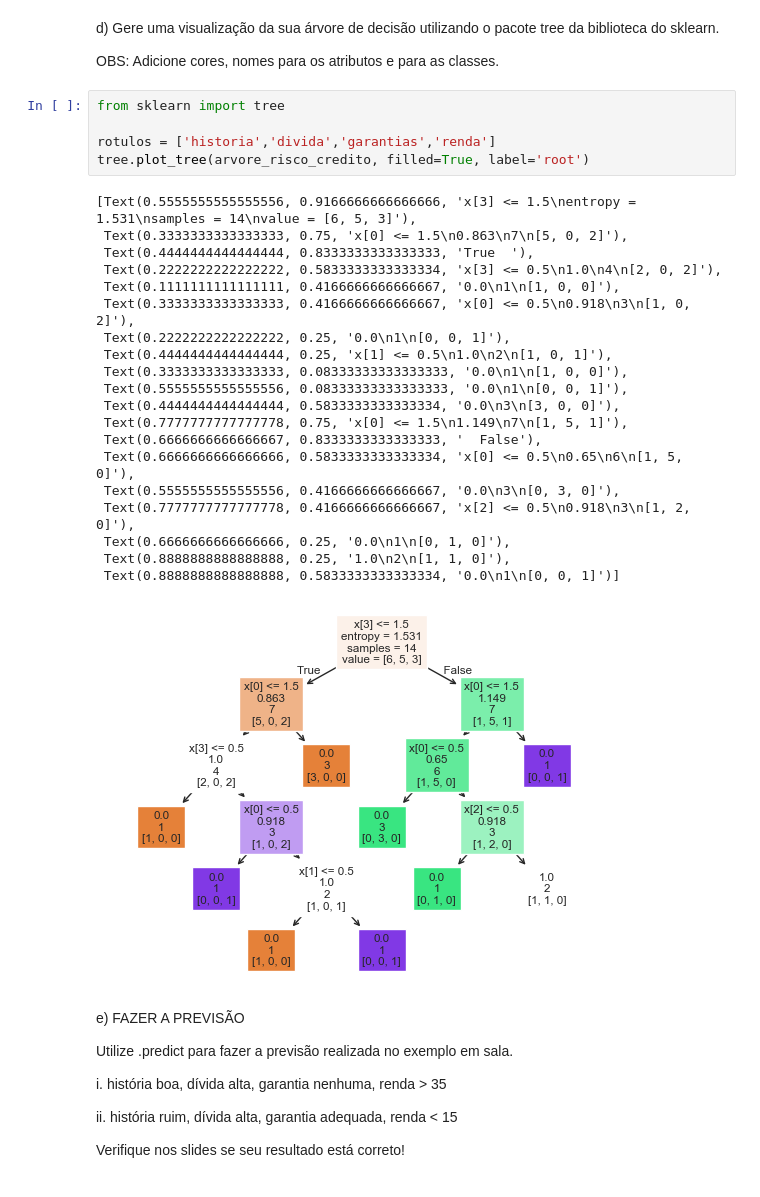
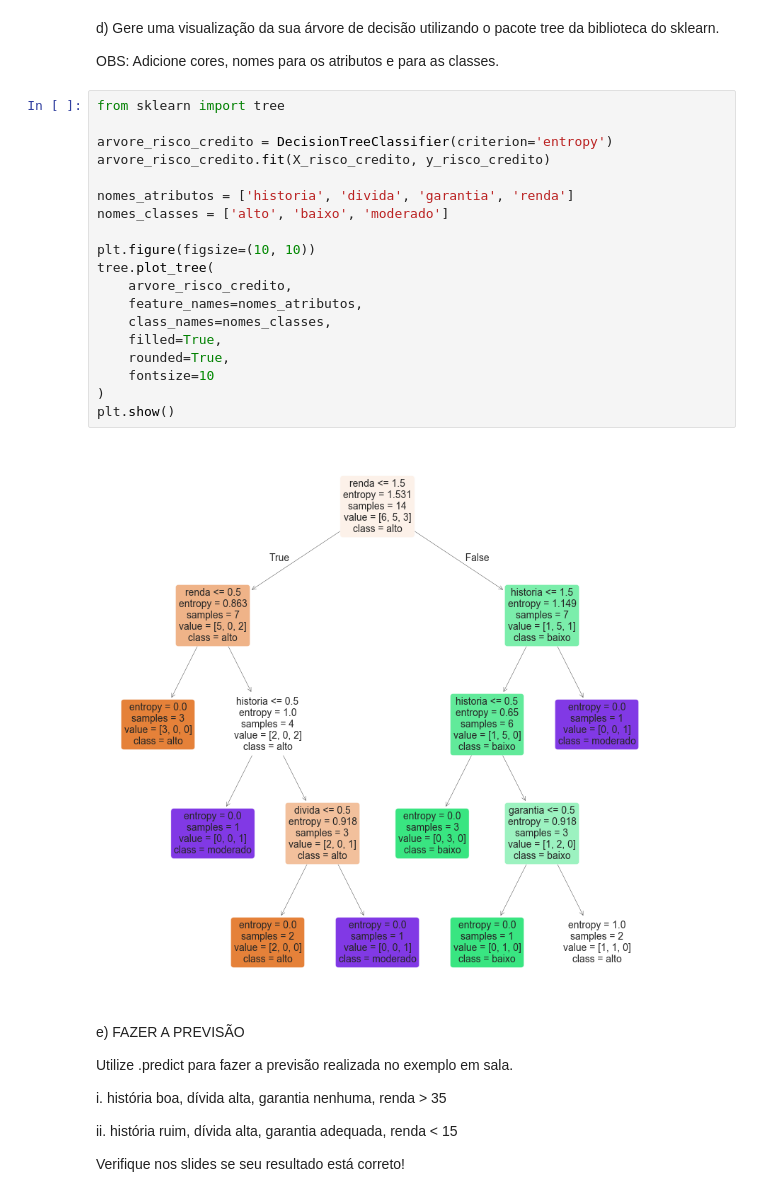
Before and after one commit to GuerreiroG/aprendizado_de_maquina, a Jupyter notebook: Naive Bayes/TRABALHO_3_PARTE_2_Algoritmo_Árvores_de_Decisão.ipynb, the cells around one changed output. Cells and saved outputs as stored; diff of their text form.

```diff
--- a/Naive Bayes/TRABALHO_3_PARTE_2_Algoritmo_Árvores_de_Decisão.ipynb
+++ b/Naive Bayes/TRABALHO_3_PARTE_2_Algoritmo_Árvores_de_Decisão.ipynb
@@ -41,32 +41,27 @@ array([0.41607015, 0.10294068, 0.03885431, 0.44213486])
 d) Gere uma visualização da sua árvore de decisão utilizando o pacote tree da biblioteca do sklearn.
 
 OBS: Adicione cores, nomes para os atributos e para as classes.
-# %%
-from sklearn import tree
-
-rotulos = ['historia','divida','garantias','renda']
-tree.plot_tree(arvore_risco_credito, filled=True, label='root')
-# %% [output]
-[Text(0.5555555555555556, 0.9166666666666666, 'x[3] <= 1.5\nentropy = 1.531\nsamples = 14\nvalue = [6, 5, 3]'),
- Text(0.3333333333333333, 0.75, 'x[0] <= 1.5\n0.863\n7\n[5, 0, 2]'),
- Text(0.4444444444444444, 0.8333333333333333, 'True  '),
- Text(0.2222222222222222, 0.5833333333333334, 'x[3] <= 0.5\n1.0\n4\n[2, 0, 2]'),
- Text(0.1111111111111111, 0.4166666666666667, '0.0\n1\n[1, 0, 0]'),
- Text(0.3333333333333333, 0.4166666666666667, 'x[0] <= 0.5\n0.918\n3\n[1, 0, 2]'),
- Text(0.2222222222222222, 0.25, '0.0\n1\n[0, 0, 1]'),
- Text(0.4444444444444444, 0.25, 'x[1] <= 0.5\n1.0\n2\n[1, 0, 1]'),
- Text(0.3333333333333333, 0.08333333333333333, '0.0\n1\n[1, 0, 0]'),
- Text(0.5555555555555556, 0.08333333333333333, '0.0\n1\n[0, 0, 1]'),
- Text(0.4444444444444444, 0.5833333333333334, '0.0\n3\n[3, 0, 0]'),
- Text(0.7777777777777778, 0.75, 'x[0] <= 1.5\n1.149\n7\n[1, 5, 1]'),
- Text(0.6666666666666667, 0.8333333333333333, '  False'),
- Text(0.6666666666666666, 0.5833333333333334, 'x[0] <= 0.5\n0.65\n6\n[1, 5, 0]'),
- Text(0.5555555555555556, 0.4166666666666667, '0.0\n3\n[0, 3, 0]'),
- Text(0.7777777777777778, 0.4166666666666667, 'x[2] <= 0.5\n0.918\n3\n[1, 2, 0]'),
- Text(0.6666666666666666, 0.25, '0.0\n1\n[0, 1, 0]'),
- Text(0.8888888888888888, 0.25, '1.0\n2\n[1, 1, 0]'),
- Text(0.8888888888888888, 0.5833333333333334, '0.0\n1\n[0, 0, 1]')]
-[figure, removed]
+# %%
+from sklearn import tree
+
+arvore_risco_credito = DecisionTreeClassifier(criterion='entropy')
+arvore_risco_credito.fit(X_risco_credito, y_risco_credito)
+
+nomes_atributos = ['historia', 'divida', 'garantia', 'renda']
+nomes_classes = ['alto', 'baixo', 'moderado']
+
+plt.figure(figsize=(10, 10))
+tree.plot_tree(
+    arvore_risco_credito,
+    feature_names=nomes_atributos,
+    class_names=nomes_classes,
+    filled=True,
+    rounded=True,
+    fontsize=10
+)
+plt.show()
+# %% [output]
+[figure, added]
 # %% [markdown]
 e) FAZER A PREVISÃO
 
```
Also changed, not shown: parts of 18 cells of this notebook, 2 other files.
